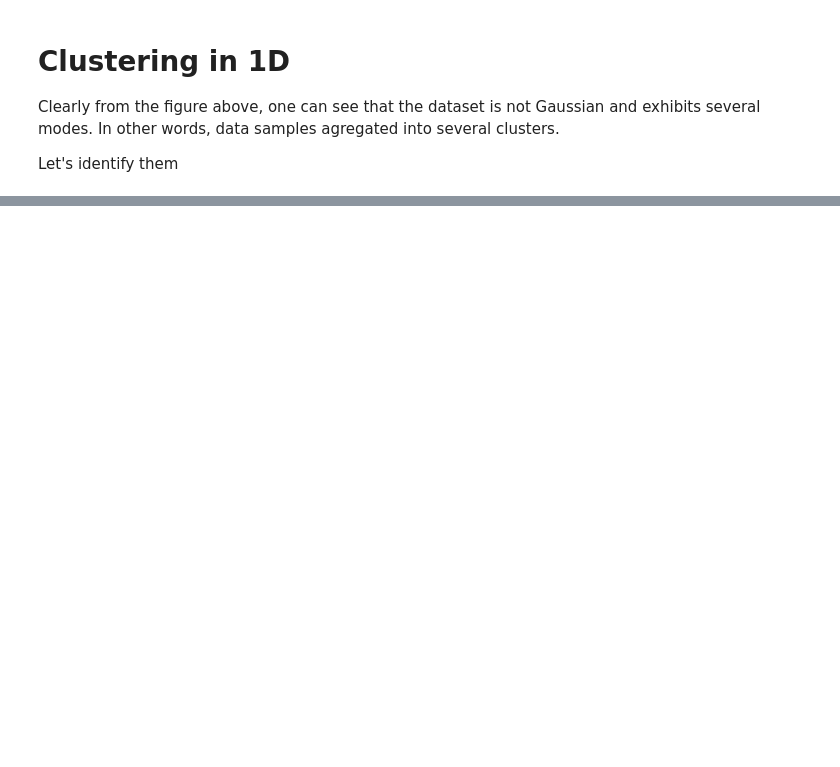
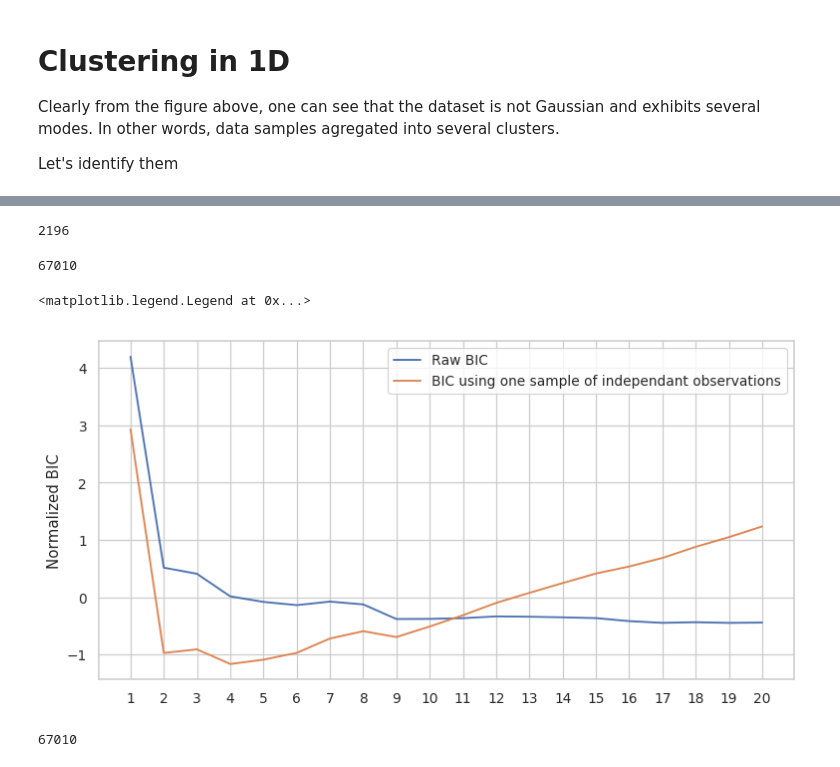
Before and after one commit to gmaze/lopsdata, a Jupyter notebook: clustering/Clustering - Tuto 1.ipynb, the cells around one changed output, grey strips where cells are left out. Saved outputs shown, nothing was run; the diff lists cells and outputs as text; code cells hidden in the pictures; blank space fills up the shorter version.

```diff
--- a/clustering/Clustering - Tuto 1.ipynb
+++ b/clustering/Clustering - Tuto 1.ipynb
@@ -42,6 +42,10 @@ def create_map(extent=[-180, 180, -70, 70]):
     ax.add_feature(cfeature.LAND, facecolor=[0.7]*3)
     ax.add_feature(cfeature.COASTLINE)
     return fig, proj, ax
+
+def gaussian(x, mu, sigsq):
+    scale = 1/np.sqrt(2*np.pi*sigsq)
+    return scale*np.exp(-np.power(x - mu, 2.) / (2 * sigsq))
 # %% [markdown]
 # Load data
 # %%
@@ -143,0 +215,54 @@ Let's identify them
+# %%
+540*720/177
+# %% [output]
+2196
+# %%
+kmax = 20
+BIC = np.zeros((kmax))
+BICf = np.zeros((kmax))
+
+print Xn.shape[0]
+n = Xn.shape[0] # Nb of samples
+n = 900
+n = 2196
+
+for k in range(kmax):
+    this_gmm = GMM(n_components=k+1).fit(Xn)
+    BIC[k] = this_gmm.bic(Xn)
+    D = 1 # Nb of dimension
+    Nf = (k+1)-1 + (k+1)*D + (k+1)*D*(D+1)/2 # Nb of independant parameters to estimate
+#     print Nf, this_gmm._n_parameters()
+    BICf[k] = -2*n*this_gmm.score(Xn) + Nf*np.log(n)
+# %% [output]
+67010
+# %%
+fig, ax = plt.subplots(nrows=1, ncols=1, figsize=(10,5), dpi=90)
+plt.plot(np.arange(kmax)+1,(BIC-np.mean(BIC))/np.std(BIC),label='Raw BIC')
+plt.plot(np.arange(kmax)+1,(BICf-np.mean(BICf))/np.std(BICf), label='BIC using one sample of independant observations')
+plt.ylabel('Normalized BIC')
+plt.xticks(np.arange(kmax)+1)
+plt.legend()
+# %% [output]
+<matplotlib.legend.Legend at 0x...>
+[figure, added]
+# %%
+kmax = 20
+Nrun = 30
+BIC = np.zeros((kmax,Nrun))
+BICf = np.zeros((kmax,Nrun))
+
+print Xn.shape[0]
+n = Xn.shape[0] # Nb of samples
+n = 2196
+
+for run in range(Nrun):
+    for k in range(kmax):
+        ii = np.random.choice(range(X.shape[0]), n, replace=False)
+        this_gmm = GMM(n_components=k+1).fit(Xn[ii])
+        BIC[k,run] = this_gmm.bic(Xn[ii])
+        D = 1 # Nb of dimension
+        Nf = (k+1)-1 + (k+1)*D + (k+1)*D*(D+1)/2 # Nb of independant parameters to estimate
+    #     print Nf, this_gmm._n_parameters()
+        BICf[k,run] = -2*n*this_gmm.score(Xn[ii]) + Nf*np.log(n)
+# %% [output]
+67010
```
Also changed, not shown: parts of 14 cells of this notebook, 2 other files.
